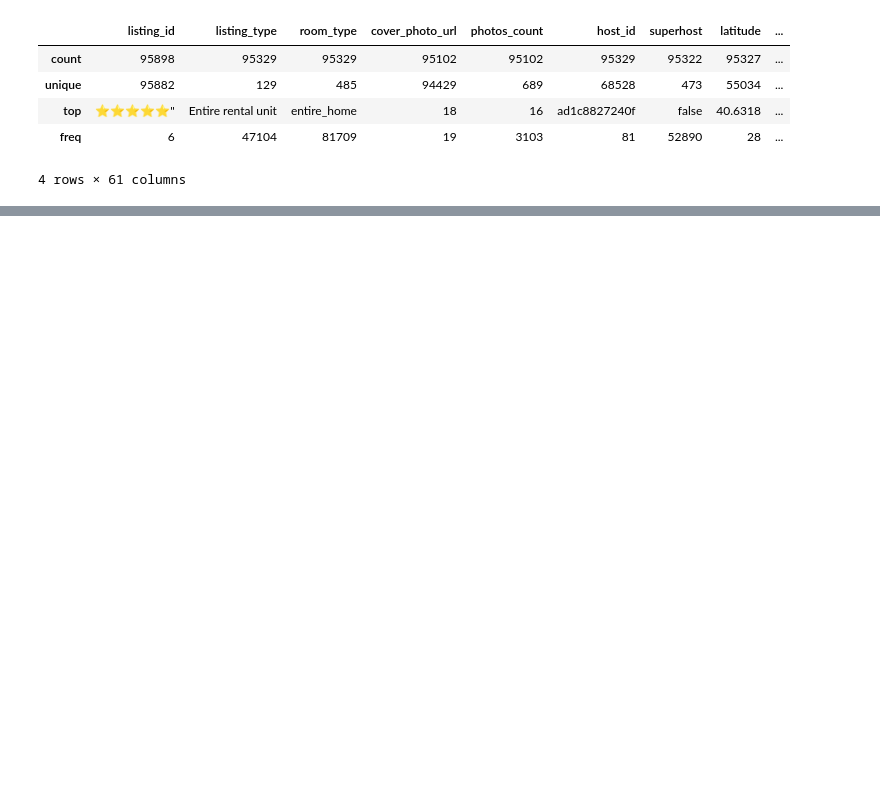
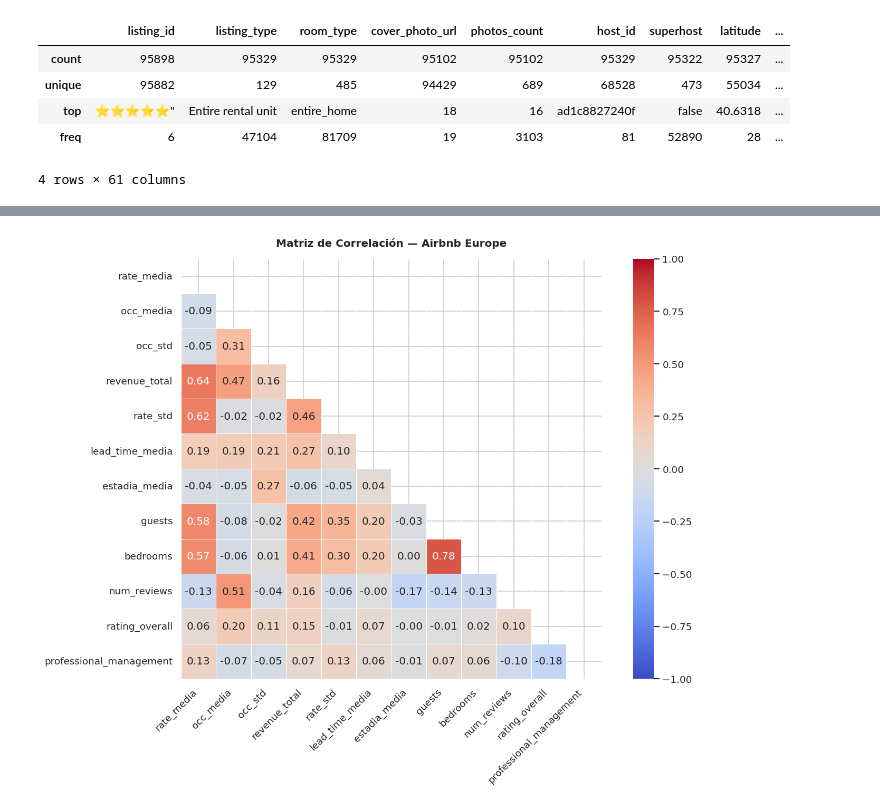
Before and after one commit to Rajevic-0/Proyecto-Mineria-De-Datos, a Jupyter notebook: Notebooks/Hito_1.ipynb, the cells around one changed output, grey strips where cells are left out. Saved outputs shown, nothing was run; the diff lists cells and outputs as text; code cells hidden in the pictures; blank space fills up the shorter version.

```diff
--- a/Notebooks/Hito_1.ipynb
+++ b/Notebooks/Hito_1.ipynb
@@ -308,0 +266,13 @@ native_revenue                    0.730           1.000
+# %%
+url_rates = "https://raw.githubusercontent.com/Rajevic-0/Proyecto-Mineria-De-Datos/21614a18231f34a2f38d2e238fca764d134ef4a2/past_rates.parquet"
+df_rates = pd.read_parquet(url_rates, engine="pyarrow")
+print(f"past_rates: {df_rates.shape[0]:,} registros × {df_rates.shape[1]} columnas")
+print(f"Rango de fechas: {df_rates['date'].min()} — {df_rates['date'].max()}")
+
+# Verificar cobertura del join
+ids_listings = set(df_clean['listing_id'].astype(str))
+ids_rates    = set(df_rates['listing_id'].astype(str))
+print(f"\nCobertura del join:")
+print(f"  Anuncios en listings : {len(ids_listings):,}")
+print(f"  Anuncios en rates    : {len(ids_rates):,}")
+print(f"  En común             : {len(ids_listings & ids_rates):,}  ({len(ids_listings & ids_rates)/len(ids_listings)*100:.1f}% de listings)")
@@ -308,0 +425,12 @@ native_revenue                    0.730           1.000
+# %%
+fig, ax = plt.subplots(figsize=(12, 9))
+corr = df_full[num_vars].corr()
+mask = np.triu(np.ones_like(corr, dtype=bool))
+sns.heatmap(corr, mask=mask, annot=True, fmt='.2f', cmap='coolwarm',
+            center=0, linewidths=0.5, ax=ax, square=True, vmin=-1, vmax=1)
+ax.set_title('Matriz de Correlación — Airbnb Europe', fontweight='bold', pad=14)
+plt.xticks(rotation=45, ha='right')
+plt.tight_layout()
+plt.show()
+# %% [output]
+[figure, added]
```
Also changed, not shown: parts of 43 cells of this notebook.
